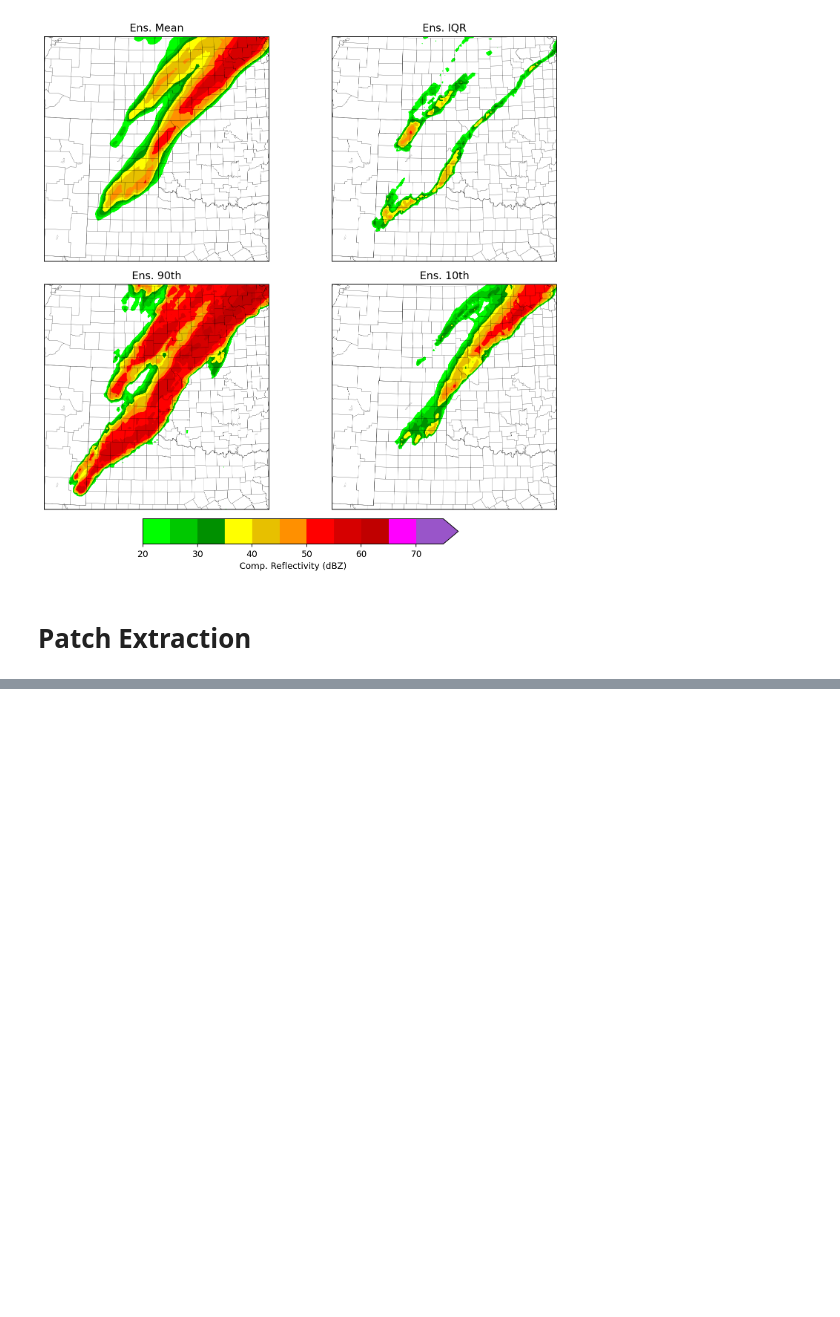
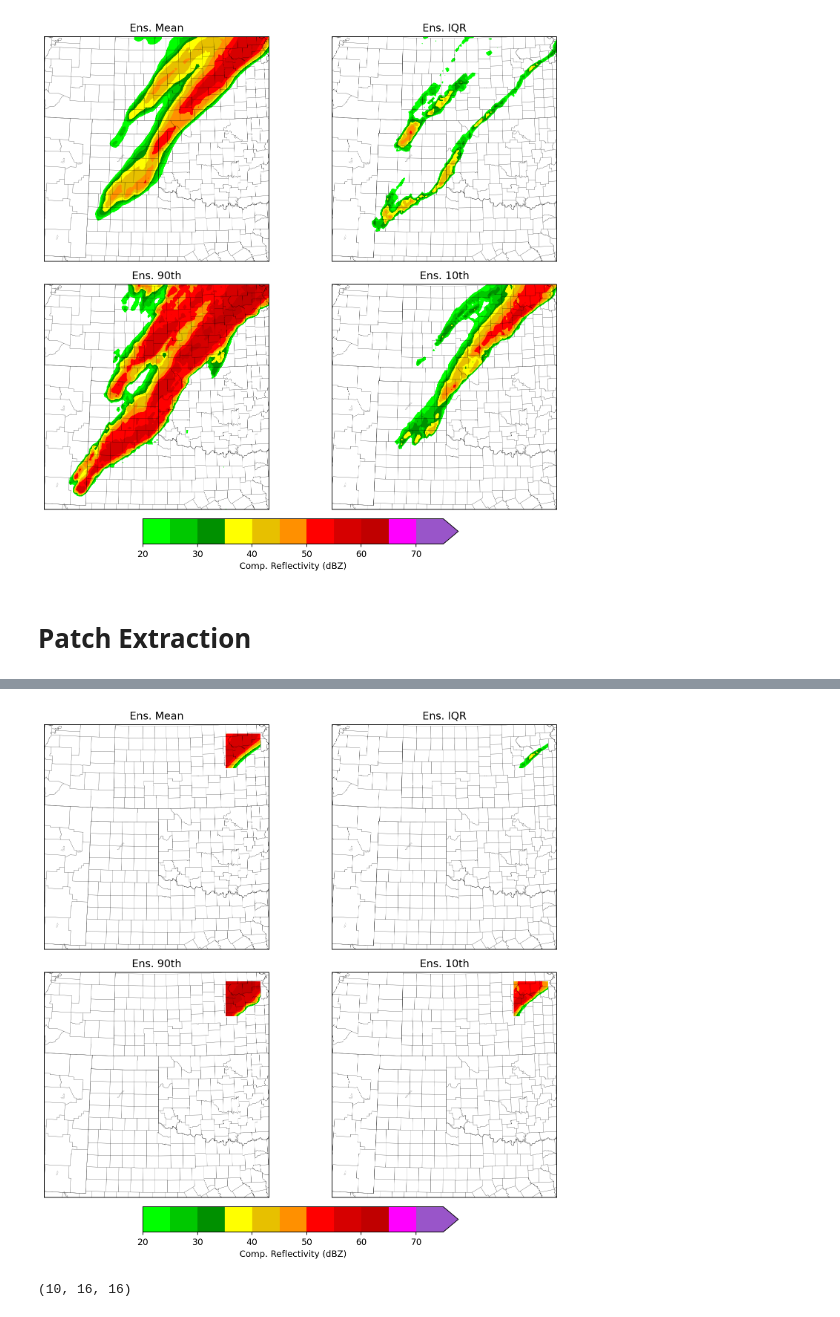
Before and after one commit to svarga1/2to6_hr_severe_wx_deep_learning, a Jupyter notebook: notebooks/PatchExtractor.ipynb, the cells around one changed output, grey strips where cells are left out. Drawn from its saved outputs; the diff is of its cells as text; code cells hidden in the pictures; blank space fills up the shorter version.

```diff
--- a/notebooks/PatchExtractor.ipynb
+++ b/notebooks/PatchExtractor.ipynb
@@ -635,3 +671,52 @@ plt.show()
+# %%
+X_patch_time_comp=ex.calc_time_composite(out, func=np.nanmax, name='time_max', keys=ex._strm_vars, ax=1)
+X_patch_stats=ex.calc_ensemble_stats(X_patch_time_comp, environ=False, ax=1)
+# %%
+fig, axes = plt.subplots(figsize=(10,8), facecolor='w',
+                     dpi=170, nrows=2, ncols=2, subplot_kw={'projection': projection},
+                        constrained_layout=True)
+
+levels= [dz_levels, dz_levels, dz_levels, dz_levels]
+cmaps=[WoFSColors.nws_dz_cmap, WoFSColors.nws_dz_cmap, WoFSColors.nws_dz_cmap, WoFSColors.nws_dz_cmap]
+labels=['Comp. Reflectivity (dBZ)', 'Comp. Reflectivity (dBZ)','Comp. Reflectivity (dBZ)','Comp. Reflectivity (dBZ)' ]
+title='Comp. Reflectivity Ens. Mean & IQR on 9-km Grid'
+patch_no=1
+X_s=[X_patch_stats['comp_dz__time_max__ens_mean'][patch_no-1],X_patch_stats['comp_dz__time_max__ens_IQR'][patch_no-1],X_patch_stats['comp_dz__time_max__ens_90th'][patch_no-1],X_patch_stats['comp_dz__time_max__ens_10th'][patch_no-1]]
+
+conts=[]
+for ax, X, name, grid, cmap, level in zip(axes.flat,X_s,labels,[target_grid, target_grid, target_grid, target_grid], cmaps, levels):
+    add_map_stuff(ax, states, shape_feature)
+
+    lat_bounds = (np.nanmin(np.argwhere(ex._patch_grid==patch_no)[:,0]), np.nanmax(np.argwhere(ex._patch_grid==patch_no)[:,0]))
+    lon_bounds = (np.nanmin(np.argwhere(ex._patch_grid==patch_no)[:,1]), np.nanmax(np.argwhere(ex._patch_grid==patch_no)[:,1]))
+    sub_grid_y=grid[0][lat_bounds[0]:lat_bounds[-1]+1, lon_bounds[0]:lon_bounds[-1]+1]
+    sub_grid_x=grid[1][lat_bounds[0]:lat_bounds[-1]+1, lon_bounds[0]:lon_bounds[-1]+1]
+
+
+    cf = ax.contourf(sub_grid_x, sub_grid_y, X, transform = crs, cmap=cmap, levels=level, extend='max')
+    conts.append(cf)
+
+    ax = set_extent(ax, projection , crs, grid[0], grid[1],)
+
+    fontsize = 10 if len(name) > 5 else 12
+
+
+
+cax = fig.add_axes([0.25, -0.05, 0.5, 0.05])
+fig.colorbar(cont, cax=cax,label=label, orientation='horizontal', extend='max')
+
+for ax, l in zip(axes.flat, ['Ens. Mean', 'Ens. IQR', 'Ens. 90th', 'Ens. 10th']):
+    ax.set_title(l)
+
+fig.tight_layout()
+plt.show()
+# %% [output]
+[figure, added]
+# %%
+np.shape(X_patch_stats['comp_dz__time_max__ens_mean'])
+#Ultimately want shape (patches, features, Y, X)
+# %% [output]
+(10, 16, 16)
 # %%
 #Save patch no. as metadata
 #Data can be subset immediately after upscaling, as everything else is per-grid point
```
Also changed, not shown: parts of 8 cells of this notebook.
